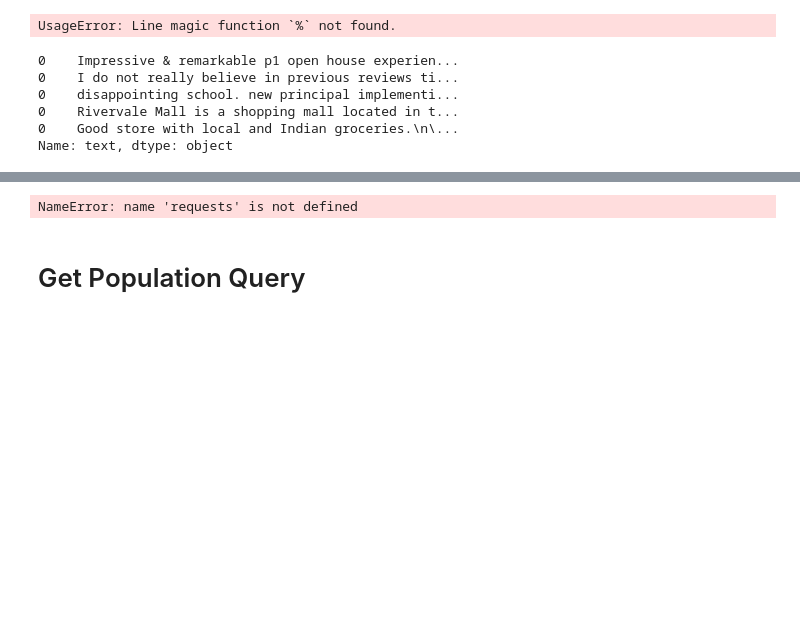
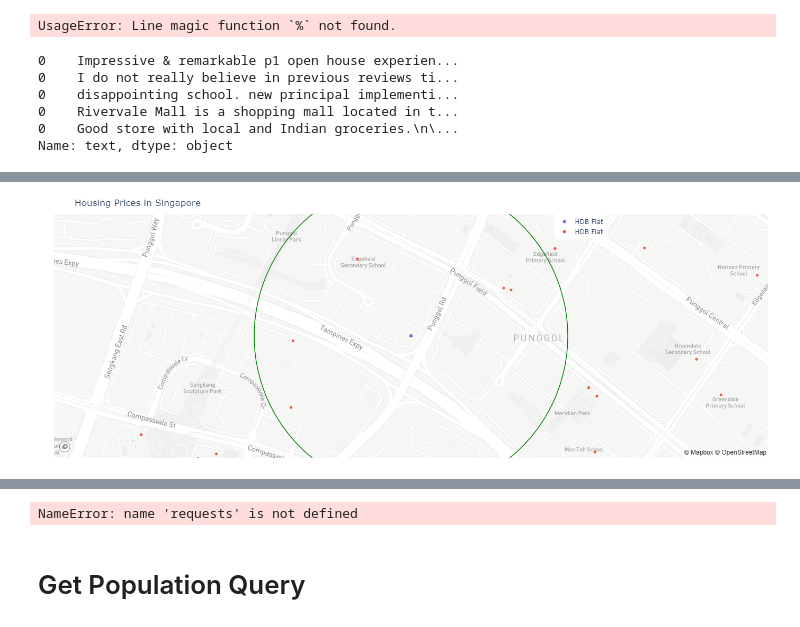
Before and after one commit to luckyzero0/MtechISS, a Jupyter notebook: s2_prac_capstone.ipynb, the cells around one changed output, grey strips where cells are left out. Saved outputs shown, nothing was run; the diff lists cells and outputs as text; code cells hidden in the pictures; blank space fills up the shorter version.

```diff
--- a/s2_prac_capstone.ipynb
+++ b/s2_prac_capstone.ipynb
@@ -315,0 +400,5 @@ plt.show()
+# %%
+# Get a HDB Sample -
+sample = '203B PUNGGOL FIELD'
+
+sample_df = merged_df.query(f'addr == "{sample}"')
@@ -315,0 +436,15 @@ plt.show()
+# %%
+import numpy as np
+from numpy import pi,sin,cos
+r=500
+R = (180/pi)*r/6378137
+center_lat = 1.39809
+center_lon= 103.903683
+t = np.linspace(0, 2*pi, 100)
+circle_lon =center_lon + R*cos(t)
+circle_lat =center_lat +  R*sin(t)
+
+
+coords500=[]
+for lo, la in zip(list(circle_lon), list(circle_lat)):
+    coords500.append([lo, la])
@@ -315,0 +467,57 @@ plt.show()
+# %%
+fig = go.Figure()
+
+# Add Traces
+fig.add_trace(go.Scattermapbox(lat = sample_df['source_lat'],lon = sample_df['source_long'],
+        name = "HDB Flat", mode='markers',
+        text = sample_df['addr']))
+
+fig.add_trace(go.Scattermapbox(lat = sample_df['lat'],lon = sample_df['long'],
+        name = "HDB Flat", mode='markers',
+        text = sample_df['name']))
+
+
+layers=[dict(sourcetype = 'geojson',
+             source={ "type": "Feature",
+                     "geometry": {"type": "LineString",
+                                  "coordinates": coords
+                                  }
+                    },
+             color=   'red',
+             type = 'line',
+             line=dict(width=1.5)
+            ),
+       dict(sourcetype = 'geojson',
+             source={ "type": "Feature",
+                     "geometry": {"type": "LineString",
+                                  "coordinates": coords500
+                                  }
+                    },
+             color=   'green',
+             type = 'line',
+             line=dict(width=1.5)
+            ),
+
+       ]
+
+fig.update_layout(
+    legend=dict(x=0.7, y=1.0, bgcolor = 'white'),
+    title = 'Housing Prices in Singapore',
+    width=1200, height=500,
+    autosize = True,
+    margin=dict(t=30, b=10, l=30, r=0),
+    hovermode='closest',
+    mapbox=go.layout.Mapbox(
+        accesstoken= MAPBOX_TOKEN, # register an account with plotly and generate the API key
+        bearing=0,
+        layers=layers,
+        center=go.layout.mapbox.Center(lat=sample_df['source_lat'].iloc[0],lon=sample_df['source_long'].iloc[0]),pitch=0,zoom=15.5),
+    updatemenus=[
+        go.layout.Updatemenu(
+            active=0,
+            type = 'buttons',
+            direction="right",pad={"r": 10, "t": 10},showactive=True,x=0.45,xanchor="left",y=1.12,yanchor="top"),])
+
+fig.show()
+# %% [output]
+[figure, added]
```
Also changed, not shown: parts of 36 cells of this notebook, 1 other file.
